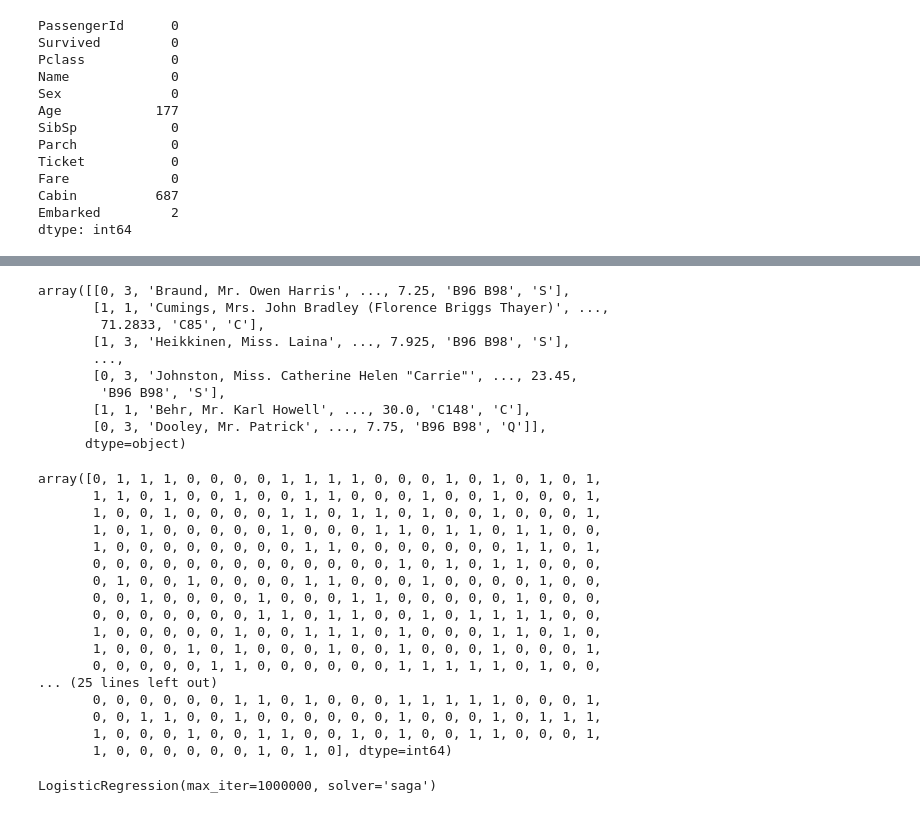
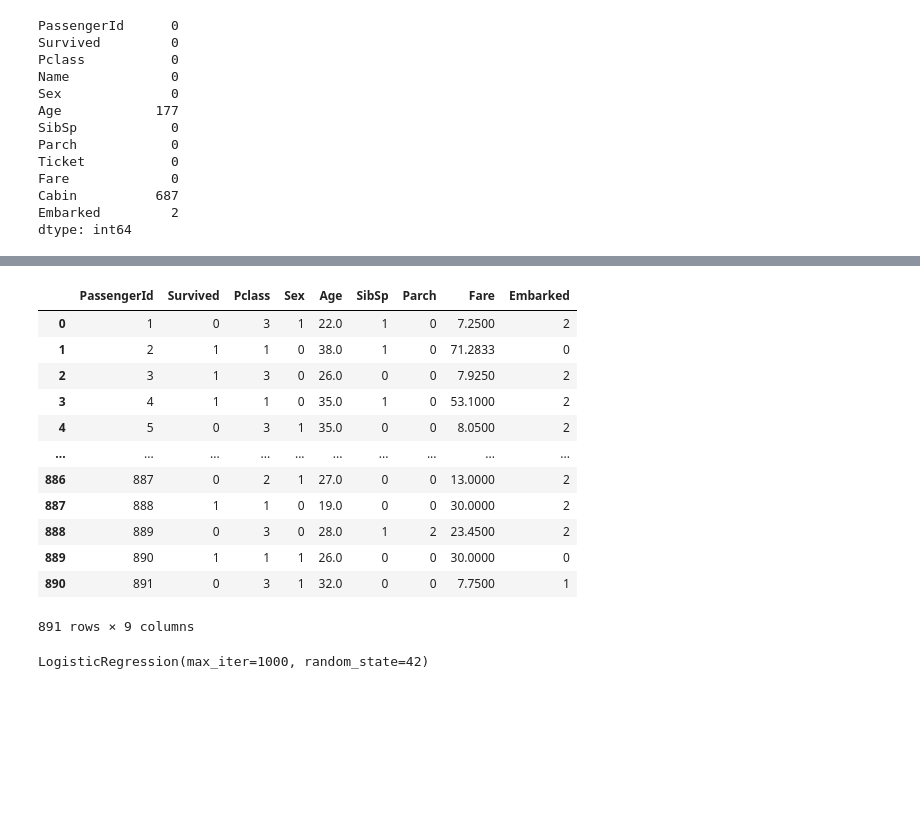
Before and after one commit to JosiaAlmeida/titanic, a Jupyter notebook: index.ipynb, the cells around one changed output, grey strips where cells are left out. Cells and saved outputs as stored; diff of their text form; code cells hidden in the pictures; blank space fills up the shorter version.

```diff
--- a/index.ipynb
+++ b/index.ipynb
@@ -113,16 +82,22 @@ train_data
 891 rows × 12 columns
-# %%
-x = train_data.iloc[:, 1:12].values #dados provisorios
-x
-# %% [output]
-array([[0, 3, 'Braund, Mr. Owen Harris', ..., 7.25, 'B96 B98', 'S'],
-       [1, 1, 'Cumings, Mrs. John Bradley (Florence Briggs Thayer)', ...,
-        71.2833, 'C85', 'C'],
-       [1, 3, 'Heikkinen, Miss. Laina', ..., 7.925, 'B96 B98', 'S'],
-       ...,
-       [0, 3, 'Johnston, Miss. Catherine Helen "Carrie"', ..., 23.45,
-        'B96 B98', 'S'],
-       [1, 1, 'Behr, Mr. Karl Howell', ..., 30.0, 'C148', 'C'],
-       [0, 3, 'Dooley, Mr. Patrick', ..., 7.75, 'B96 B98', 'Q']],
-      dtype=object)
+# %%
+train_data['Sex'] = label_encoder.fit_transform(train_data['Sex'])
+train_data['Embarked'] = label_encoder.fit_transform(train_data['Embarked'])
+train_data['SibSp'] = label_encoder.fit_transform(train_data['SibSp'])
+train_data['Parch'] = label_encoder.fit_transform(train_data['Parch'])
+train_data
+# %% [output]
+|  | PassengerId | Survived | Pclass | Sex | Age | SibSp | Parch | Fare | Embarked |
+| 0 | 1 | 0 | 3 | 1 | 22.0 | 1 | 0 | 7.2500 | 2 |
+| 1 | 2 | 1 | 1 | 0 | 38.0 | 1 | 0 | 71.2833 | 0 |
+| 2 | 3 | 1 | 3 | 0 | 26.0 | 0 | 0 | 7.9250 | 2 |
+| 3 | 4 | 1 | 1 | 0 | 35.0 | 1 | 0 | 53.1000 | 2 |
+| 4 | 5 | 0 | 3 | 1 | 35.0 | 0 | 0 | 8.0500 | 2 |
+| ... | ... | ... | ... | ... | ... | ... | ... | ... | ... |
+| 886 | 887 | 0 | 2 | 1 | 27.0 | 0 | 0 | 13.0000 | 2 |
+| 887 | 888 | 1 | 1 | 0 | 19.0 | 0 | 0 | 30.0000 | 2 |
+| 888 | 889 | 0 | 3 | 0 | 28.0 | 1 | 2 | 23.4500 | 2 |
+| 889 | 890 | 1 | 1 | 1 | 26.0 | 0 | 0 | 30.0000 | 0 |
+| 890 | 891 | 0 | 3 | 1 | 32.0 | 0 | 0 | 7.7500 | 1 |
+891 rows × 9 columns
 # %%
@@ -143,31 +108,14 @@ for i in train_data.columns:
 # %%
-y_class = train_data['Survived'] #Var class
-y_class = y_class.to_numpy()
-y_class
+x_train, x_val, y_train, y_val = train_test_split(x, y, test_size = 0.2, random_state=42)
+#Escalonando os dados
+x_train = standard_scaler.fit_transform(x_train)
+x_val = standard_scaler.transform(x_val)
-# %% [output]
-array([0, 1, 1, 1, 0, 0, 0, 0, 1, 1, 1, 1, 0, 0, 0, 1, 0, 1, 0, 1, 0, 1,
-       1, 1, 0, 1, 0, 0, 1, 0, 0, 1, 1, 0, 0, 0, 1, 0, 0, 1, 0, 0, 0, 1,
-       1, 0, 0, 1, 0, 0, 0, 0, 1, 1, 0, 1, 1, 0, 1, 0, 0, 1, 0, 0, 0, 1,
-       1, 0, 1, 0, 0, 0, 0, 0, 1, 0, 0, 0, 1, 1, 0, 1, 1, 0, 1, 1, 0, 0,
-       1, 0, 0, 0, 0, 0, 0, 0, 0, 1, 1, 0, 0, 0, 0, 0, 0, 0, 1, 1, 0, 1,
-       0, 0, 0, 0, 0, 0, 0, 0, 0, 0, 0, 0, 0, 1, 0, 1, 0, 1, 1, 0, 0, 0,
-       0, 1, 0, 0, 1, 0, 0, 0, 0, 1, 1, 0, 0, 0, 1, 0, 0, 0, 0, 1, 0, 0,
-       0, 0, 1, 0, 0, 0, 0, 1, 0, 0, 0, 1, 1, 0, 0, 0, 0, 0, 1, 0, 0, 0,
-       0, 0, 0, 0, 0, 0, 0, 1, 1, 0, 1, 1, 0, 0, 1, 0, 1, 1, 1, 1, 0, 0,
-       1, 0, 0, 0, 0, 0, 1, 0, 0, 1, 1, 1, 0, 1, 0, 0, 0, 1, 1, 0, 1, 0,
-       1, 0, 0, 0, 1, 0, 1, 0, 0, 0, 1, 0, 0, 1, 0, 0, 0, 1, 0, 0, 0, 1,
-       0, 0, 0, 0, 0, 1, 1, 0, 0, 0, 0, 0, 0, 1, 1, 1, 1, 1, 0, 1, 0, 0,
-... (25 lines left out)
-       0, 0, 0, 0, 0, 0, 1, 1, 0, 1, 0, 0, 0, 1, 1, 1, 1, 1, 0, 0, 0, 1,
-       0, 0, 1, 1, 0, 0, 1, 0, 0, 0, 0, 0, 0, 1, 0, 0, 0, 1, 0, 1, 1, 1,
-       1, 0, 0, 0, 1, 0, 0, 1, 1, 0, 0, 1, 0, 1, 0, 0, 1, 1, 0, 0, 0, 1,
-       1, 0, 0, 0, 0, 0, 0, 1, 0, 1, 0], dtype=int64)
 # %%
-modelo = LogisticRegression(solver='saga',max_iter=1000000)
-modelo = modelo.fit(x, y_class)
+modelo = LogisticRegression(max_iter=1000, random_state = 42)
+modelo = modelo.fit(x_train, y_train)
 modelo
 # %% [output]
-LogisticRegression(max_iter=1000000, solver='saga')
+LogisticRegression(max_iter=1000, random_state=42)
 # %%
 modelo.intercept_
 # %% [output]
```
Also changed, not shown: parts of 14 cells of this notebook.
